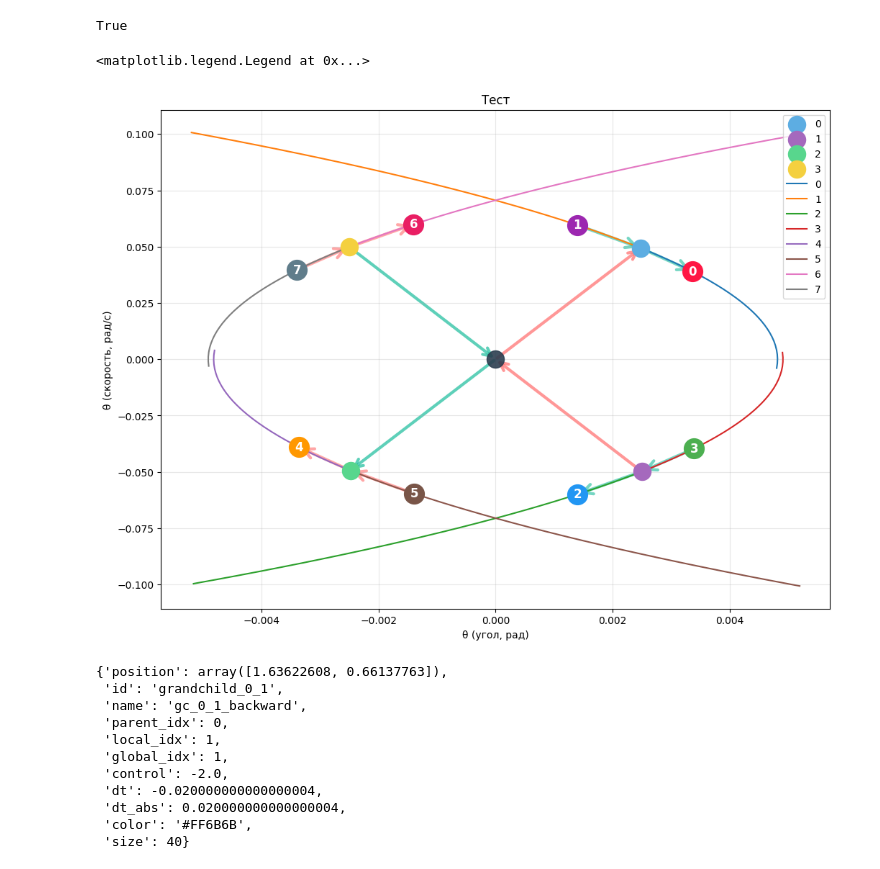
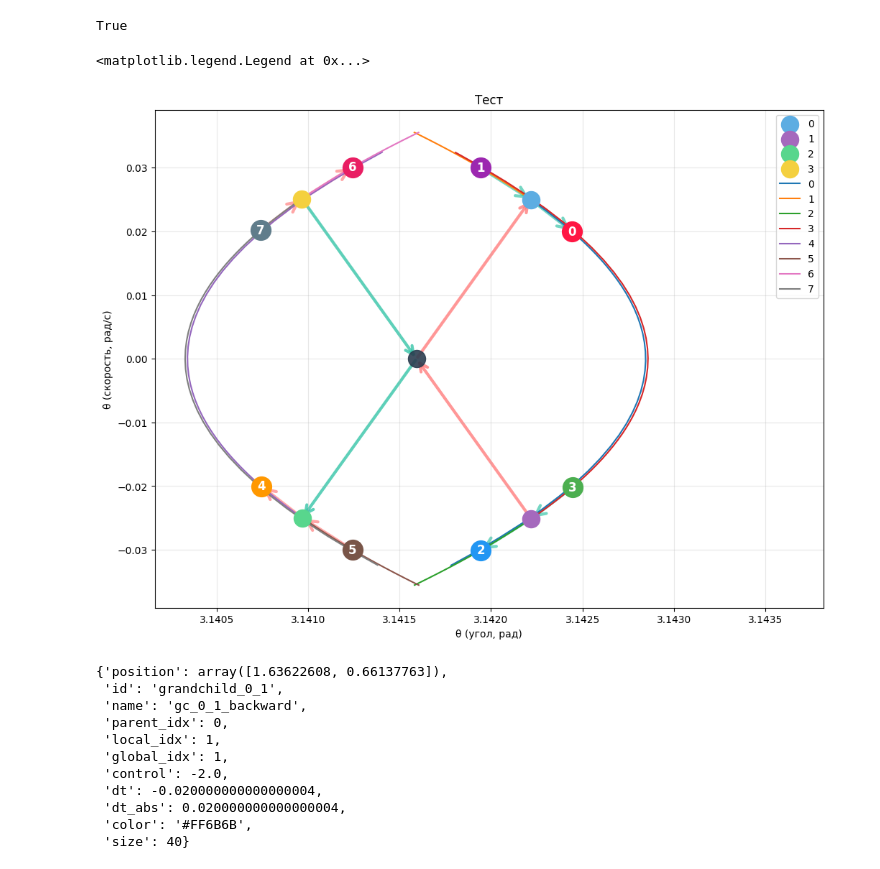
Before and after one commit to VladimirGunyavoy/tree_optimization, a Jupyter notebook: quad_test_1.ipynb, the cells around one changed output. Cells and saved outputs as stored; diff of their text form; code cells hidden in the pictures.

```diff
--- a/quad_test.ipynb
+++ b/quad_test_1.ipynb
@@ -103,11 +103,11 @@ def draw_rk(pendulum, state, time_sign, control, N = 50, total_dt=0.01):
 
     return np.array(poses)
 # %%
-init_position = np.array([np.pi/2 * 0, 1*0])
+init_position = np.array([np.pi/2 * 2, 1*0])
 
 cfg = SporeTreeConfig(
     initial_position=init_position,
-    dt_base=0.1,
+    dt_base=0.05,
     dt_grandchildren_factor=0.2,
     figure_size=(10, 10)
 )
@@ -117,32 +117,33 @@ True
 # %%
 tree = SporeTree(pendulum, cfg)
 children = tree.create_children(show=False)
 grandchildren = tree.create_grandchildren(show=False)
 tree.sort_and_pair_grandchildren()
 tree.calculate_mean_points()
 
 # ──────────────────────────────────────────────────────────────────────
 # 2. Кэш-оценщик на основе дерева
 # ──────────────────────────────────────────────────────────────────────
 visualize_spore_tree(tree, "Тест")
 
 
 poses = []
 # dts = [0.01, 0.005, 0.003, 0.003, 0.01, 0.006, 0.003, 0.003]
-dts = np.ones(8) * 0.004
+dts = [0.0091, 0.00165, 0.00165, 0.0091, 0.0091, 0.00165, 0.00165, 0.0091]
+dts = np.array(dts) * 0.5
 
 for i in range(len(grandchildren)):
     parent_pos = children[grandchildren[i]['parent_idx']]['position']
     sign = grandchildren[i]['dt'] / grandchildren[i]['dt_abs']
     control = grandchildren[i]['control']
     poses_1 = draw_rk(pendulum, state=parent_pos, time_sign=sign, control=control, total_dt=dts[i])
     if dts[i] > 0:
         plt.plot(poses_1[:, 0], poses_1[:, 1], label=f'{i}')
 
 plt.legend()
 # %% [output]
 <matplotlib.legend.Legend at 0x...>
-[figure, old version]
+[figure, new version]
 # %%
 grandchildren[1]
 # %% [output]
```
Also changed, not shown: 11 other files.
